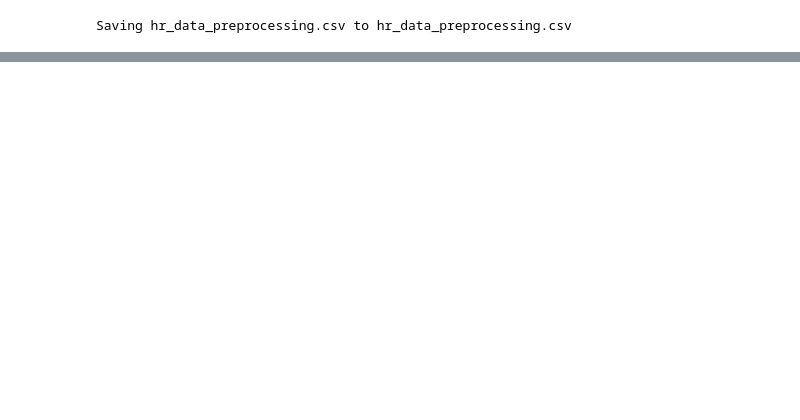
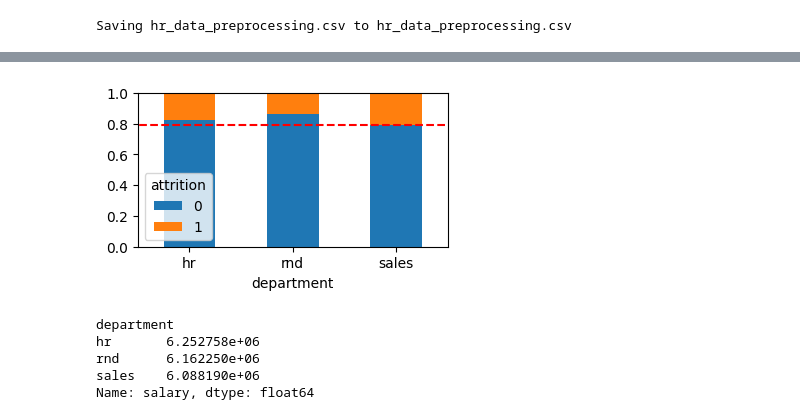
Before and after one commit to Hoyadeath/practice_AI, a Jupyter notebook: HR_EDA.ipynb, the cells around one changed output, grey strips where cells are left out. Saved outputs shown, nothing was run; the diff lists cells and outputs as text; code cells hidden in the pictures; blank space fills up the shorter version.

```diff
--- a/HR_EDA.ipynb
+++ b/HR_EDA.ipynb
@@ -23,0 +69,17 @@ df
+# %%
+fig, ax = plt.subplots(figsize=(4,2))
+pd.crosstab(df["department"],
+            df["attrition"],
+            normalize="index").plot(kind = "bar", stacked=True, rot=0, ax=ax)
+ax.set_ylim(0,1)
+ax.plot([-2,5],[0.7936, 0.7936], color="red", ls="--");
+# %% [output]
+[figure, added]
+# %%
+df.groupby(["department"])["salary"].mean()
+# %% [output]
+department
+hr       6.252758e+06
+rnd      6.162250e+06
+sales    6.088190e+06
+Name: salary, dtype: float64
```
Also changed, not shown: parts of 11 cells of this notebook.
